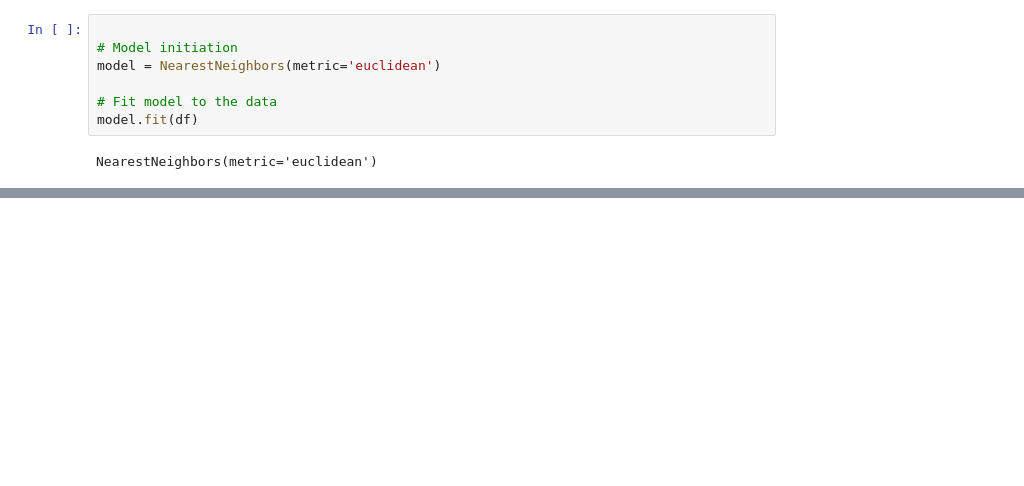
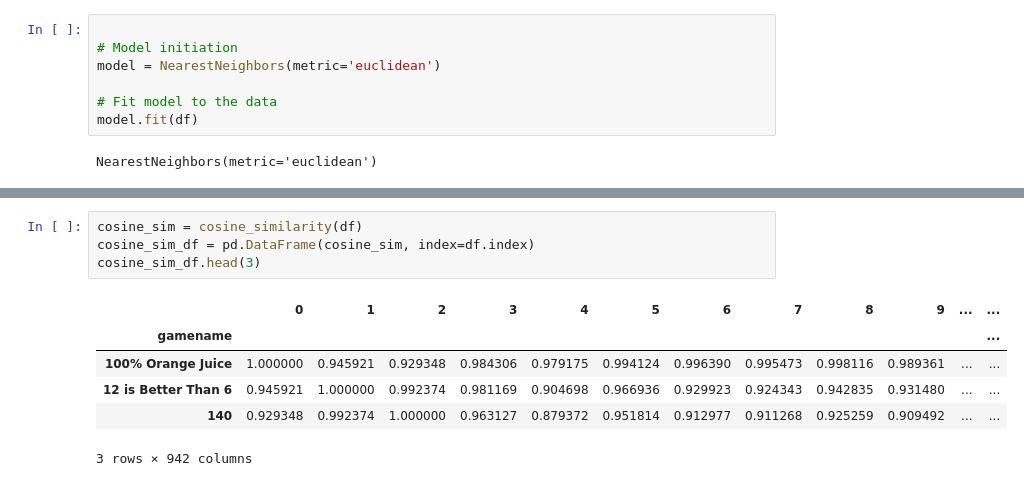
Before and after one commit to CTP-AKP/AKP_Data_Science, a Jupyter notebook: Mario-Story/notebook/Video-Game-Recommeder.ipynb, the cells around one changed output, grey strips where cells are left out. Cells and saved outputs as stored; diff of their text form; blank space fills up the shorter version.

```diff
--- a/Mario-Story/notebook/Video-Game-Recommeder.ipynb
+++ b/Mario-Story/notebook/Video-Game-Recommeder.ipynb
@@ -300,0 +277,11 @@ KeyError: "None of [Index([                 2021, 0.0009133097518992537,    0.75
+# %%
+cosine_sim = cosine_similarity(df)
+cosine_sim_df = pd.DataFrame(cosine_sim, index=df.index)
+cosine_sim_df.head(3)
+# %% [output]
+|  | 0 | 1 | 2 | 3 | 4 | 5 | 6 | 7 | 8 | 9 | ... | ... |
+| gamename |  |  |  |  |  |  |  |  |  |  |  | ... |
+| 100% Orange Juice | 1.000000 | 0.945921 | 0.929348 | 0.984306 | 0.979175 | 0.994124 | 0.996390 | 0.995473 | 0.998116 | 0.989361 | ... | ... |
+| 12 is Better Than 6 | 0.945921 | 1.000000 | 0.992374 | 0.981169 | 0.904698 | 0.966936 | 0.929923 | 0.924343 | 0.942835 | 0.931480 | ... | ... |
+| 140 | 0.929348 | 0.992374 | 1.000000 | 0.963127 | 0.879372 | 0.951814 | 0.912977 | 0.911268 | 0.925259 | 0.909492 | ... | ... |
+3 rows × 942 columns
```
Also changed, not shown: parts of 6 cells of this notebook.
